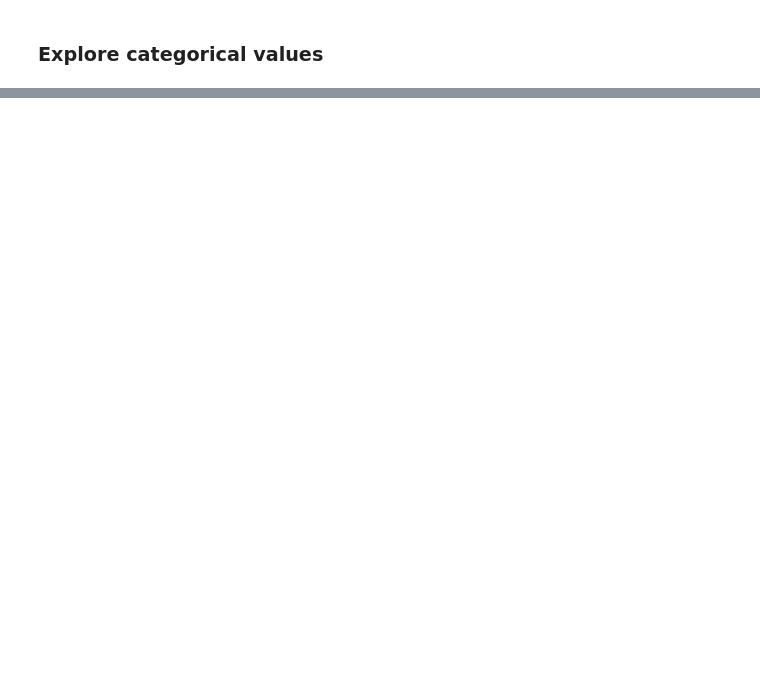
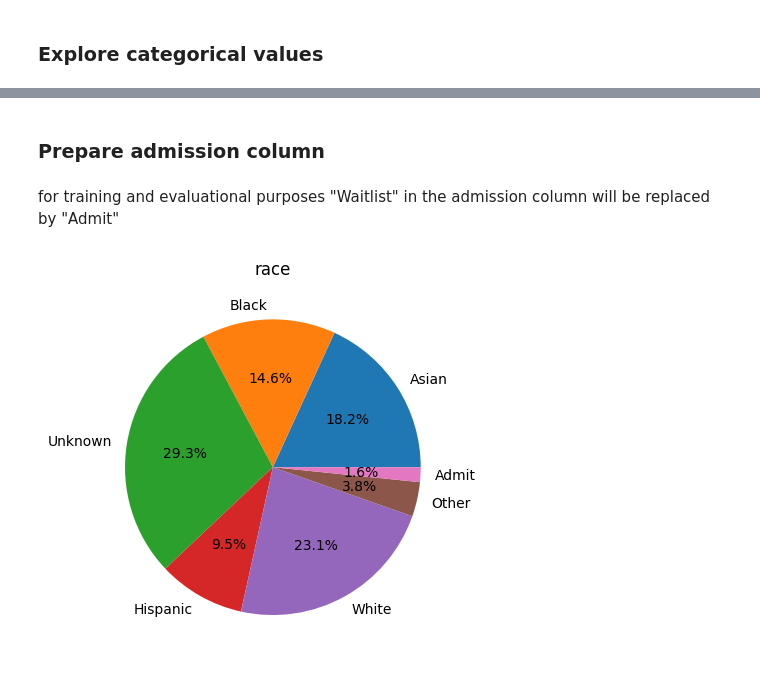
Before and after one commit to KatePril/admission-prediction, a Jupyter notebook: notebook.ipynb, the cells around one changed output, grey strips where cells are left out. Cells and saved outputs as stored; diff of their text form; code cells hidden in the pictures; blank space fills up the shorter version.

```diff
--- a/notebook.ipynb
+++ b/notebook.ipynb
@@ -114,0 +125,15 @@ for category in categorical:
+# %% [markdown]
+### Prepare admission column
+# %% [markdown]
+for training and evaluational purposes "Waitlist" in the admission column will be replaced by "Admit"
+# %%
+data['race'].fillna(value='Unknown', inplace=True)
+# %%
+counts_column = Counter(data["race"])
+labels = list(counts_column.keys())
+values = list(counts_column.values())
+plt.pie(values, labels=labels, autopct='%1.1f%%')
+plt.title("race")
+plt.show()
+# %% [output]
+[figure, added]
```
Also changed, not shown: parts of 21 cells of this notebook.
